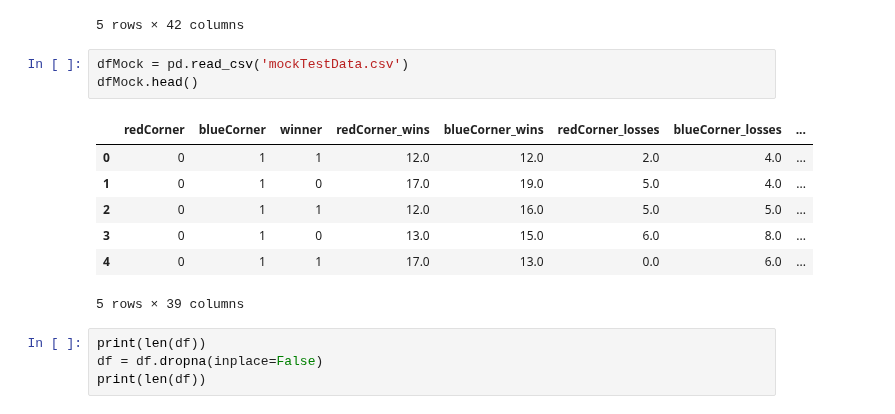
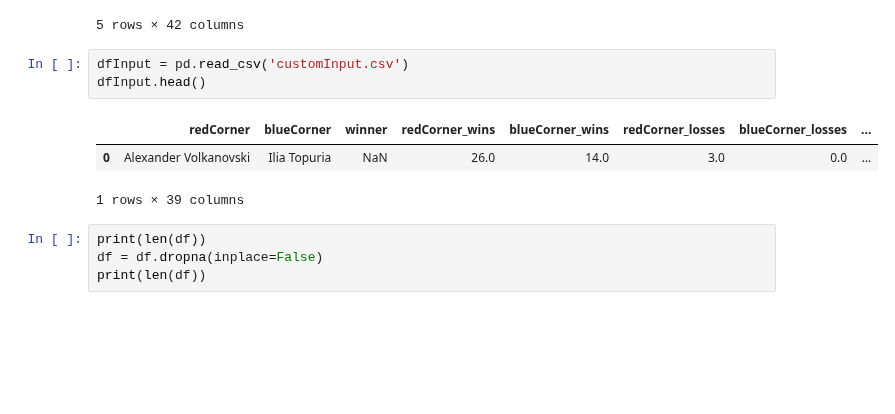
Before and after one commit to maxbraith/UFCModel, a Jupyter notebook: UFCModelGit/Model/modelBook.ipynb, the cells around one changed output. Saved outputs shown, nothing was run; the diff lists cells and outputs as text; blank space fills up the shorter version.

Commit message:
custom input

```diff
--- a/UFCModelGit/Model/modelBook.ipynb
+++ b/UFCModelGit/Model/modelBook.ipynb
@@ -25,16 +23,12 @@ df.head()
 | 4 | 0 | 2 | 1 | 48 | 193 | 0 | 2 | 14 | ... |
 5 rows × 42 columns
 # %%
-dfMock = pd.read_csv('mockTestData.csv')
-dfMock.head()
+dfInput = pd.read_csv('customInput.csv')
+dfInput.head()
 # %% [output]
 |  | redCorner | blueCorner | winner | redCorner_wins | blueCorner_wins | redCorner_losses | blueCorner_losses | ... |
-| 0 | 0 | 1 | 1 | 12.0 | 12.0 | 2.0 | 4.0 | ... |
-| 1 | 0 | 1 | 0 | 17.0 | 19.0 | 5.0 | 4.0 | ... |
-| 2 | 0 | 1 | 1 | 12.0 | 16.0 | 5.0 | 5.0 | ... |
-| 3 | 0 | 1 | 0 | 13.0 | 15.0 | 6.0 | 8.0 | ... |
-| 4 | 0 | 1 | 1 | 17.0 | 13.0 | 0.0 | 6.0 | ... |
+| 0 | Alexander Volkanovski | Ilia Topuria | NaN | 26.0 | 14.0 | 3.0 | 0.0 | ... |
-5 rows × 39 columns
+1 rows × 39 columns
 # %%
 print(len(df))
 df = df.dropna(inplace=False)
```
Also changed, not shown: parts of 16 cells of this notebook, 4 other files.
